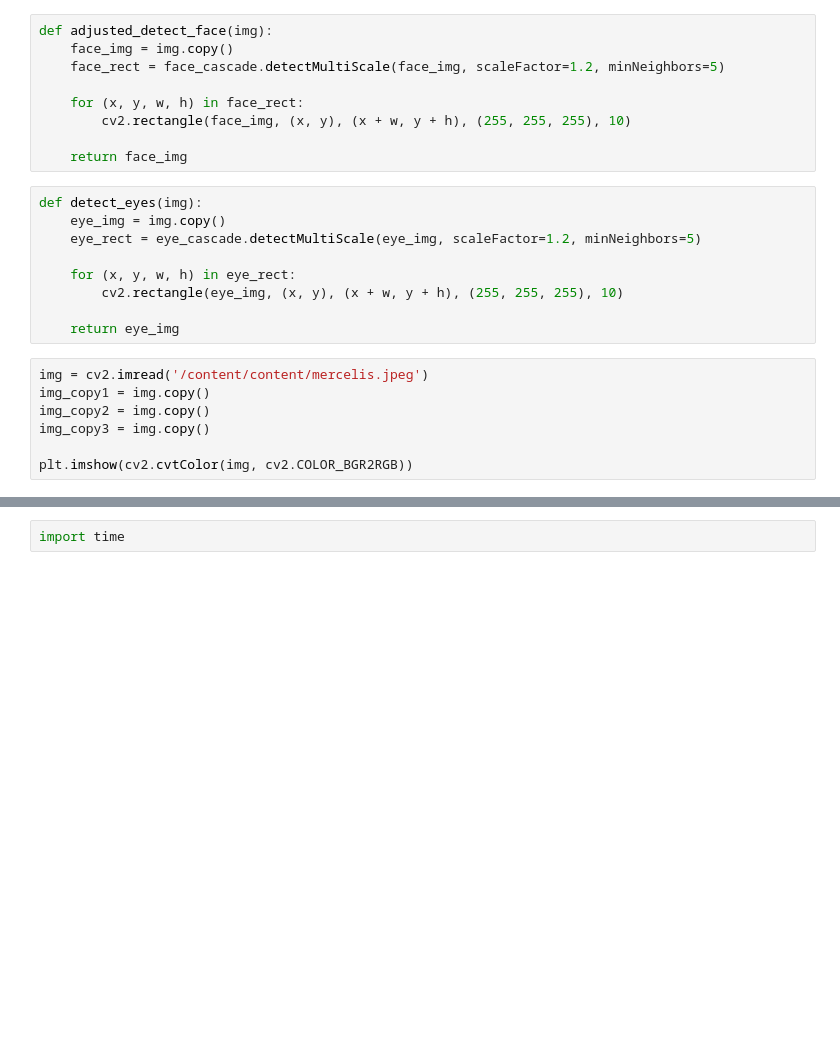
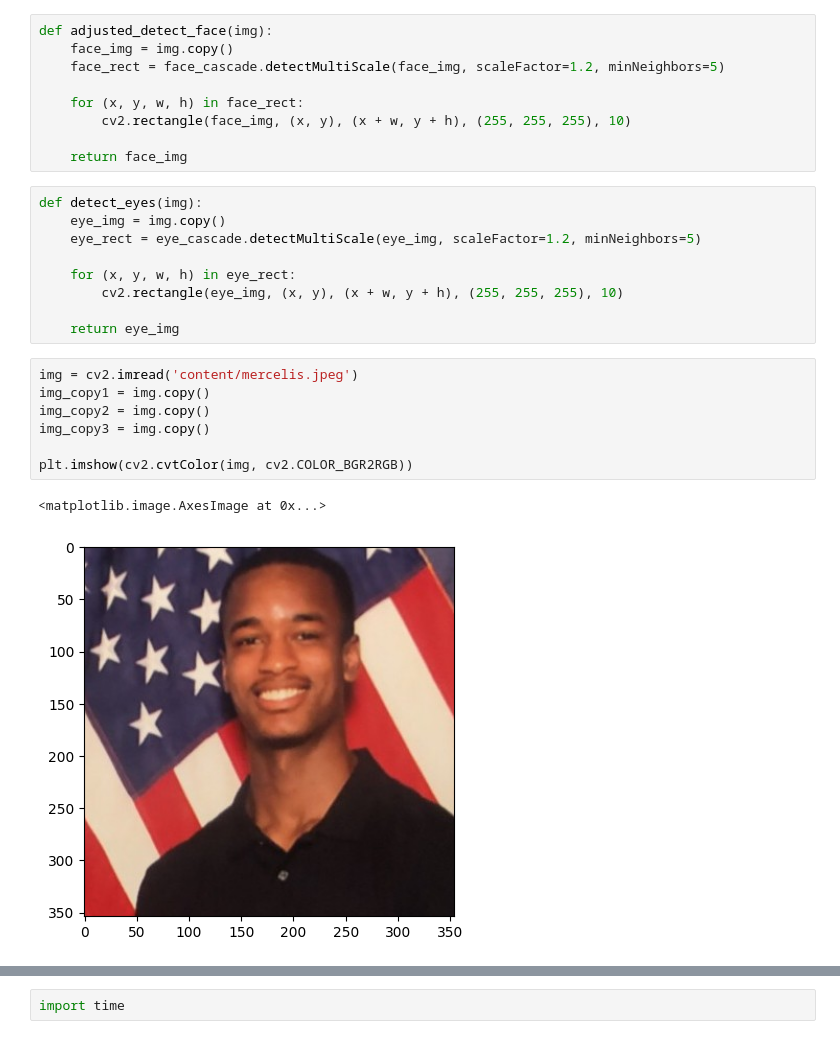
Before and after one commit to mercelisvaughan/COSC354-SVM-Research, a Jupyter notebook: svm.ipynb, the cells around one changed output, grey strips where cells are left out. Saved outputs shown, nothing was run; the diff lists cells and outputs as text; blank space fills up the shorter version.

```diff
--- a/svm.ipynb
+++ b/svm.ipynb
@@ -25,12 +47,15 @@ def detect_eyes(img):
 
     return eye_img
 # %%
-img = cv2.imread('/content/content/mercelis.jpeg')
+img = cv2.imread('content/mercelis.jpeg')
 img_copy1 = img.copy()
 img_copy2 = img.copy()
 img_copy3 = img.copy()
 
 plt.imshow(cv2.cvtColor(img, cv2.COLOR_BGR2RGB))
+# %% [output]
+<matplotlib.image.AxesImage at 0x...>
+[figure, added]
 # %%
 face = adjusted_detect_face(img_copy1)
 plt.imshow(cv2.cvtColor(face, cv2.COLOR_BGR2RGB))
```
Also changed, not shown: parts of 8 cells of this notebook, 7 other files.
